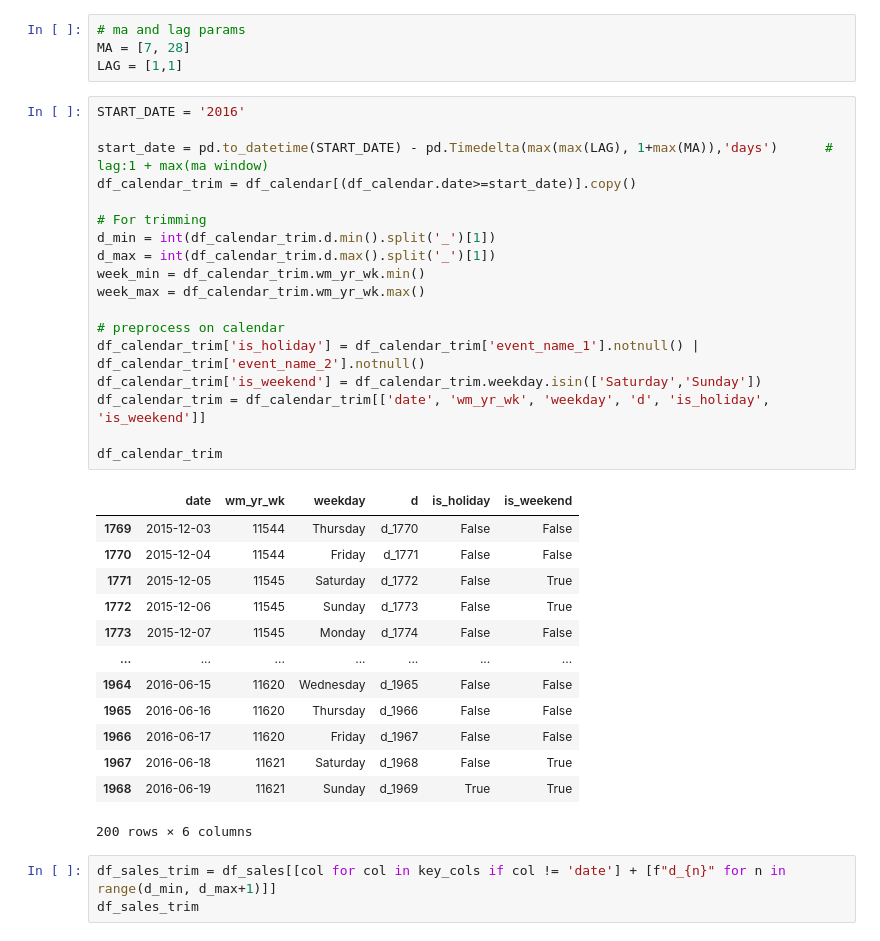
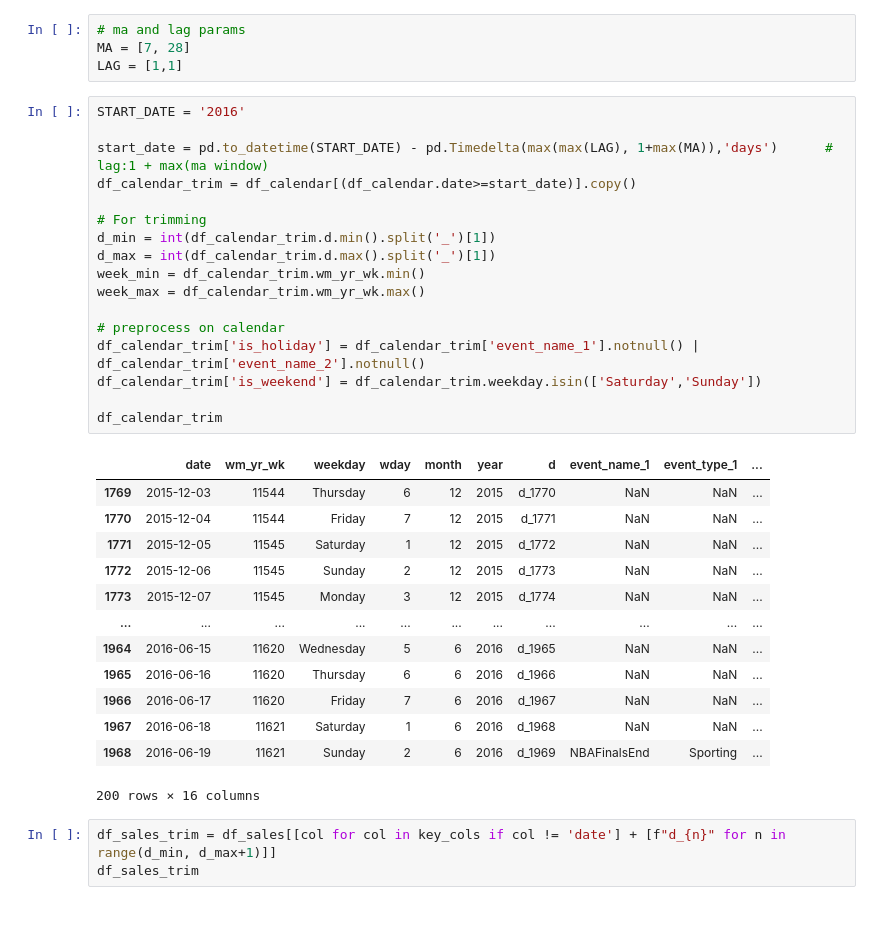
Before and after one commit to raymondlam19/m5_kedro_mlflow, a Jupyter notebook: notebooks/1_fetch_preprocess.ipynb, the cells around one changed output. Saved outputs shown, nothing was run; the diff lists cells and outputs as text.

```diff
--- a/notebooks/1_fetch_preprocess.ipynb
+++ b/notebooks/1_fetch_preprocess.ipynb
@@ -33,35 +33,34 @@ LAG = [1,1]
 # %%
 START_DATE = '2016'
 
 start_date = pd.to_datetime(START_DATE) - pd.Timedelta(max(max(LAG), 1+max(MA)),'days')      # lag:1 + max(ma window)
 df_calendar_trim = df_calendar[(df_calendar.date>=start_date)].copy()
 
 # For trimming
 d_min = int(df_calendar_trim.d.min().split('_')[1])
 d_max = int(df_calendar_trim.d.max().split('_')[1])
 week_min = df_calendar_trim.wm_yr_wk.min()
 week_max = df_calendar_trim.wm_yr_wk.max()
 
 # preprocess on calendar
 df_calendar_trim['is_holiday'] = df_calendar_trim['event_name_1'].notnull() | df_calendar_trim['event_name_2'].notnull()
 df_calendar_trim['is_weekend'] = df_calendar_trim.weekday.isin(['Saturday','Sunday'])
-df_calendar_trim = df_calendar_trim[['date', 'wm_yr_wk', 'weekday', 'd', 'is_holiday', 'is_weekend']]
 
 df_calendar_trim
 # %% [output]
-|  | date | wm_yr_wk | weekday | d | is_holiday | is_weekend |
-| 1769 | 2015-12-03 | 11544 | Thursday | d_1770 | False | False |
-| 1770 | 2015-12-04 | 11544 | Friday | d_1771 | False | False |
-| 1771 | 2015-12-05 | 11545 | Saturday | d_1772 | False | True |
-| 1772 | 2015-12-06 | 11545 | Sunday | d_1773 | False | True |
-| 1773 | 2015-12-07 | 11545 | Monday | d_1774 | False | False |
-| ... | ... | ... | ... | ... | ... | ... |
-| 1964 | 2016-06-15 | 11620 | Wednesday | d_1965 | False | False |
-| 1965 | 2016-06-16 | 11620 | Thursday | d_1966 | False | False |
-| 1966 | 2016-06-17 | 11620 | Friday | d_1967 | False | False |
-| 1967 | 2016-06-18 | 11621 | Saturday | d_1968 | False | True |
-| 1968 | 2016-06-19 | 11621 | Sunday | d_1969 | True | True |
+|  | date | wm_yr_wk | weekday | wday | month | year | d | event_name_1 | event_type_1 | ... |
+| 1769 | 2015-12-03 | 11544 | Thursday | 6 | 12 | 2015 | d_1770 | NaN | NaN | ... |
+| 1770 | 2015-12-04 | 11544 | Friday | 7 | 12 | 2015 | d_1771 | NaN | NaN | ... |
+| 1771 | 2015-12-05 | 11545 | Saturday | 1 | 12 | 2015 | d_1772 | NaN | NaN | ... |
+| 1772 | 2015-12-06 | 11545 | Sunday | 2 | 12 | 2015 | d_1773 | NaN | NaN | ... |
+| 1773 | 2015-12-07 | 11545 | Monday | 3 | 12 | 2015 | d_1774 | NaN | NaN | ... |
+| ... | ... | ... | ... | ... | ... | ... | ... | ... | ... | ... |
+| 1964 | 2016-06-15 | 11620 | Wednesday | 5 | 6 | 2016 | d_1965 | NaN | NaN | ... |
+| 1965 | 2016-06-16 | 11620 | Thursday | 6 | 6 | 2016 | d_1966 | NaN | NaN | ... |
+| 1966 | 2016-06-17 | 11620 | Friday | 7 | 6 | 2016 | d_1967 | NaN | NaN | ... |
+| 1967 | 2016-06-18 | 11621 | Saturday | 1 | 6 | 2016 | d_1968 | NaN | NaN | ... |
+| 1968 | 2016-06-19 | 11621 | Sunday | 2 | 6 | 2016 | d_1969 | NBAFinalsEnd | Sporting | ... |
-200 rows × 6 columns
+200 rows × 16 columns
 # %%
 df_sales_trim = df_sales[[col for col in key_cols if col != 'date'] + [f"d_{n}" for n in range(d_min, d_max+1)]]
 df_sales_trim
```
Also changed, not shown: parts of 10 cells of this notebook, 3 other files.
